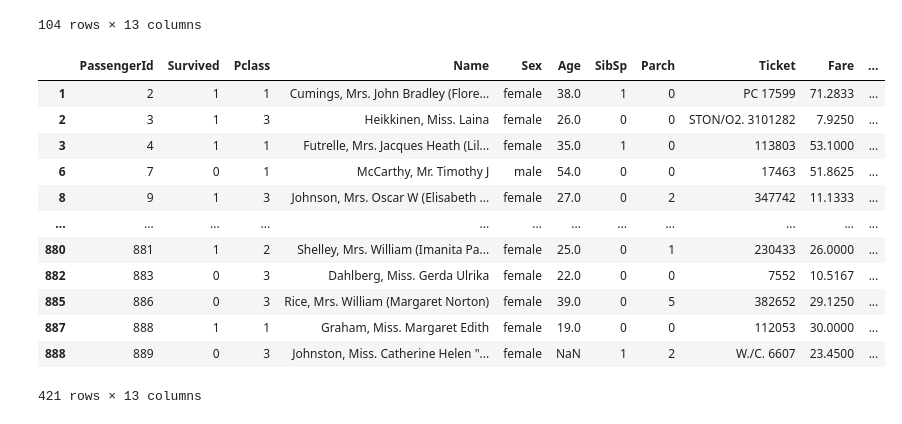
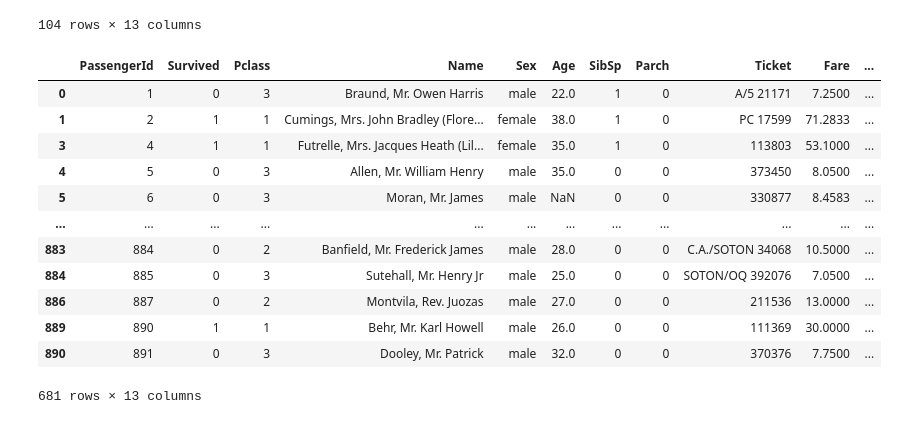
Before and after one commit to PranavAvasthi/Pandas, a Jupyter notebook: pandas_part2.ipynb, the cells around one changed output. Cells and saved outputs as stored; diff of their text form; code cells hidden in the pictures.

```diff
--- a/pandas_part2.ipynb
+++ b/pandas_part2.ipynb
@@ -460,18 +460,18 @@ df[(df['Sex'] == 'female') & (df['Fare'] > 32)]
 | 879 | 880 | 1 | 1 | Potter, Mrs. Thomas Jr (Lily Alex... | female | 56.0 | 0 | 1 | 11767 | 83.1583 | ... |
 104 rows × 13 columns
 # %%
-df[(df['Sex'] == 'female') | (df['Fare'] > 32)]
+df[(df['Sex'] == 'male') | (df['Fare'] > 32)]
 # %% [output]
 |  | PassengerId | Survived | Pclass | Name | Sex | Age | SibSp | Parch | Ticket | Fare | ... |
+| 0 | 1 | 0 | 3 | Braund, Mr. Owen Harris | male | 22.0 | 1 | 0 | A/5 21171 | 7.2500 | ... |
 | 1 | 2 | 1 | 1 | Cumings, Mrs. John Bradley (Flore... | female | 38.0 | 1 | 0 | PC 17599 | 71.2833 | ... |
-| 2 | 3 | 1 | 3 | Heikkinen, Miss. Laina | female | 26.0 | 0 | 0 | STON/O2. 3101282 | 7.9250 | ... |
 | 3 | 4 | 1 | 1 | Futrelle, Mrs. Jacques Heath (Lil... | female | 35.0 | 1 | 0 | 113803 | 53.1000 | ... |
-| 6 | 7 | 0 | 1 | McCarthy, Mr. Timothy J | male | 54.0 | 0 | 0 | 17463 | 51.8625 | ... |
-| 8 | 9 | 1 | 3 | Johnson, Mrs. Oscar W (Elisabeth ... | female | 27.0 | 0 | 2 | 347742 | 11.1333 | ... |
+| 4 | 5 | 0 | 3 | Allen, Mr. William Henry | male | 35.0 | 0 | 0 | 373450 | 8.0500 | ... |
+| 5 | 6 | 0 | 3 | Moran, Mr. James | male | NaN | 0 | 0 | 330877 | 8.4583 | ... |
 | ... | ... | ... | ... | ... | ... | ... | ... | ... | ... | ... | ... |
-| 880 | 881 | 1 | 2 | Shelley, Mrs. William (Imanita Pa... | female | 25.0 | 0 | 1 | 230433 | 26.0000 | ... |
-| 882 | 883 | 0 | 3 | Dahlberg, Miss. Gerda Ulrika | female | 22.0 | 0 | 0 | 7552 | 10.5167 | ... |
-| 885 | 886 | 0 | 3 | Rice, Mrs. William (Margaret Norton) | female | 39.0 | 0 | 5 | 382652 | 29.1250 | ... |
-| 887 | 888 | 1 | 1 | Graham, Miss. Margaret Edith | female | 19.0 | 0 | 0 | 112053 | 30.0000 | ... |
-| 888 | 889 | 0 | 3 | Johnston, Miss. Catherine Helen "... | female | NaN | 1 | 2 | W./C. 6607 | 23.4500 | ... |
+| 883 | 884 | 0 | 2 | Banfield, Mr. Frederick James | male | 28.0 | 0 | 0 | C.A./SOTON 34068 | 10.5000 | ... |
+| 884 | 885 | 0 | 3 | Sutehall, Mr. Henry Jr | male | 25.0 | 0 | 0 | SOTON/OQ 392076 | 7.0500 | ... |
+| 886 | 887 | 0 | 2 | Montvila, Rev. Juozas | male | 27.0 | 0 | 0 | 211536 | 13.0000 | ... |
+| 889 | 890 | 1 | 1 | Behr, Mr. Karl Howell | male | 26.0 | 0 | 0 | 111369 | 30.0000 | ... |
+| 890 | 891 | 0 | 3 | Dooley, Mr. Patrick | male | 32.0 | 0 | 0 | 370376 | 7.7500 | ... |
-421 rows × 13 columns
+681 rows × 13 columns
```
Also changed, not shown: parts of 8 cells of this notebook.
